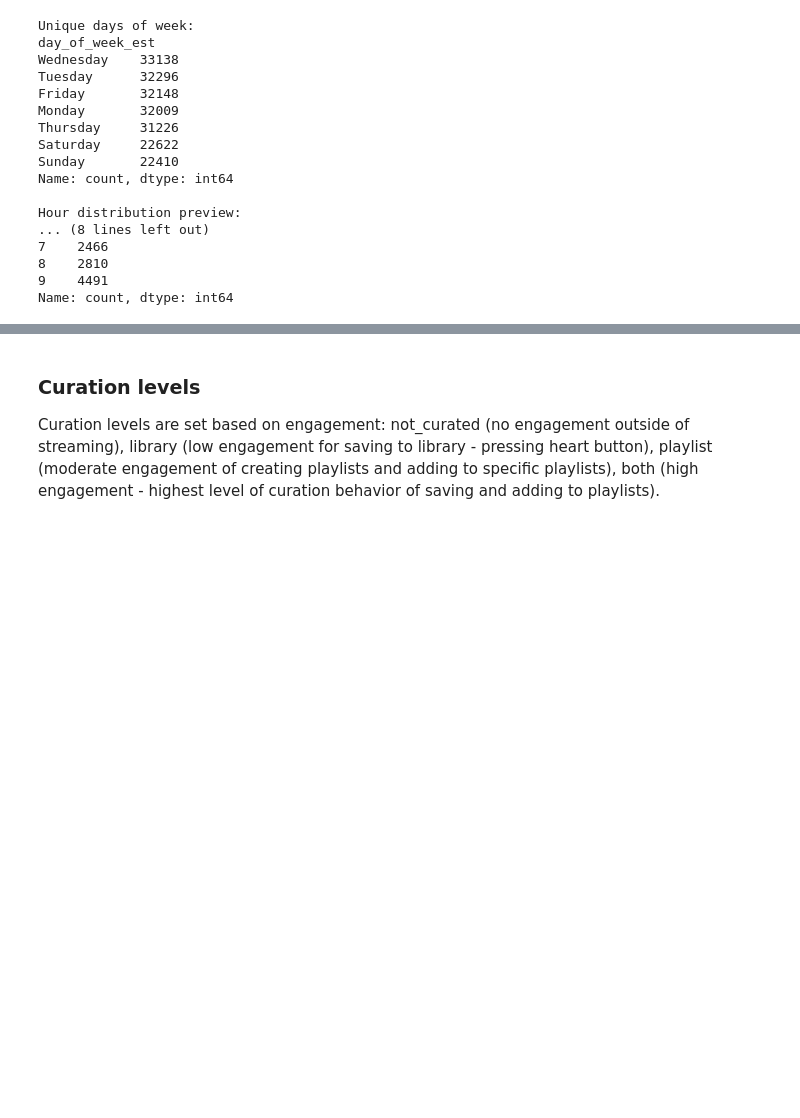
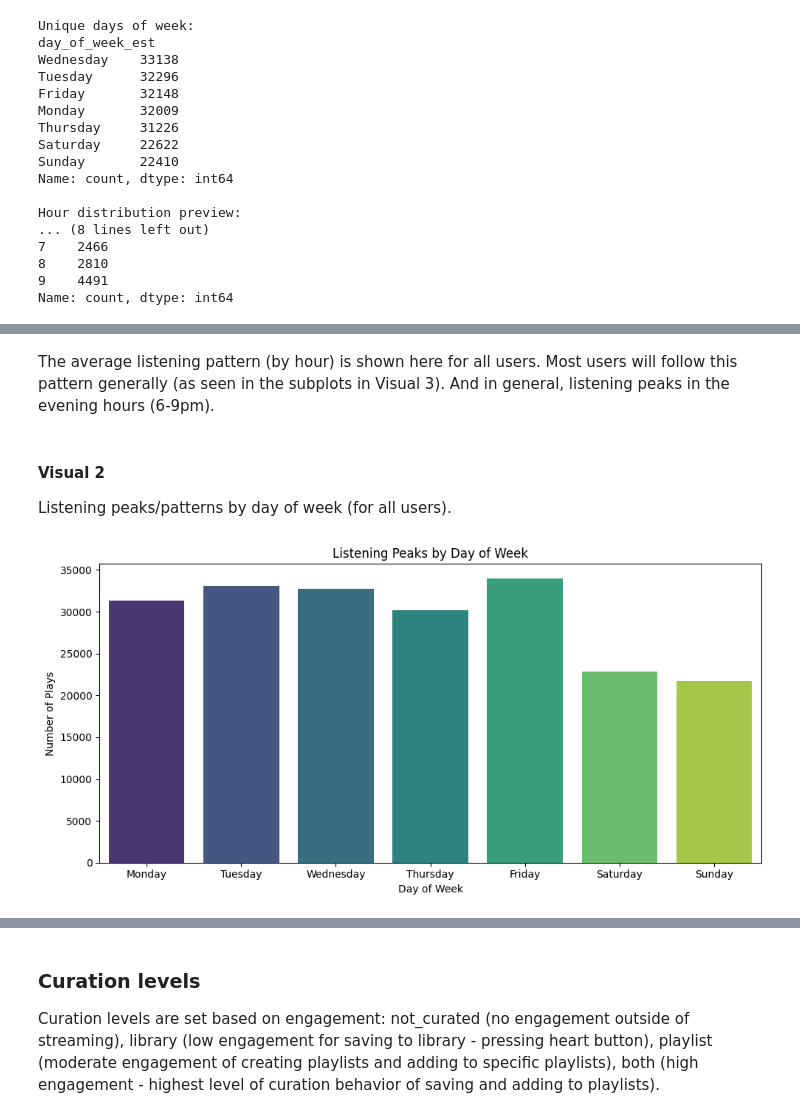
Before and after one commit to hjl-liz/spotify_project_group, a Jupyter notebook: team_red8_phase2_analysis.ipynb, the cells around one changed output, grey strips where cells are left out. Saved outputs shown, nothing was run; the diff lists cells and outputs as text; code cells hidden in the pictures; blank space fills up the shorter version.

```diff
--- a/team_red8_phase2_analysis.ipynb
+++ b/team_red8_phase2_analysis.ipynb
@@ -322,0 +356,21 @@ Name: count, dtype: int64
+# %% [markdown]
+The average listening pattern (by hour) is shown here for all users. Most users will follow this pattern generally (as seen in the subplots in Visual 3). And in general, listening peaks in the evening hours (6-9pm).
+# %% [markdown]
+#### Visual 2
+Listening peaks/patterns by day of week (for all users).
+# %%
+# Listening peaks by day of week
+# Listening peaks by day of week
+dow_counts = history_all.groupby('day_of_week').size().reindex([
+    'Monday','Tuesday','Wednesday','Thursday','Friday','Saturday','Sunday']
+).reset_index(name='play_count')
+
+plt.figure(figsize=(10,5))
+sns.barplot(data=dow_counts, x='day_of_week', y='play_count', palette='viridis', hue='day_of_week', dodge=False)
+plt.xlabel('Day of Week')
+plt.ylabel('Number of Plays')
+plt.title('Listening Peaks by Day of Week')
+plt.tight_layout()
+plt.show()
+# %% [output]
+[figure, added]
```
Also changed, not shown: parts of 29 cells of this notebook.
